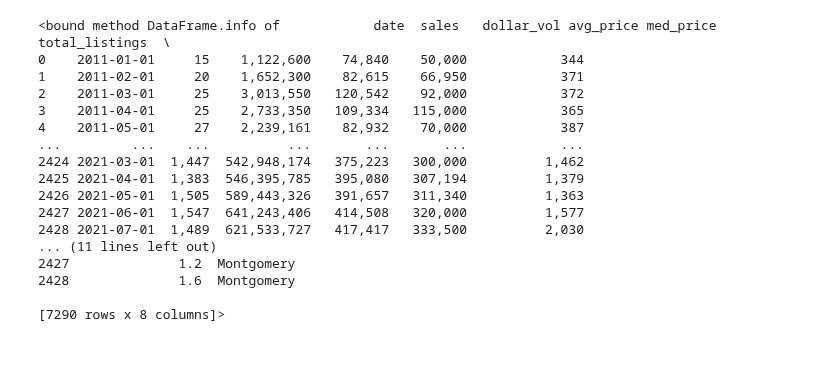
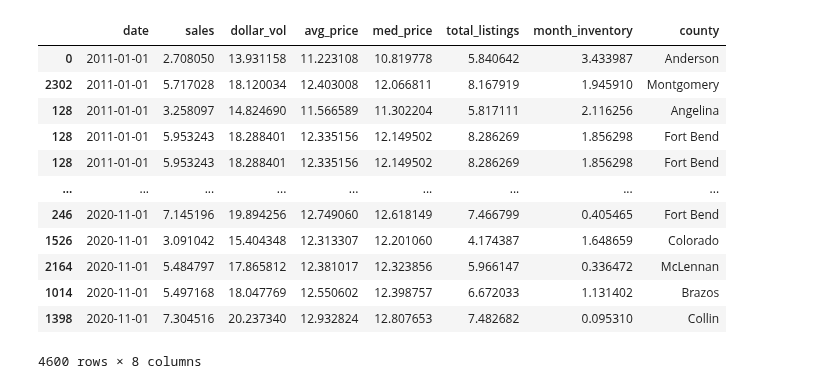
Before and after one commit to mindful-math/Stat_Notes, a Jupyter notebook: andrew/overlord.ipynb, the cells around one changed output. Saved outputs shown, nothing was run; the diff lists cells and outputs as text; code cells hidden in the pictures; blank space fills up the shorter version.

Commit message:
data cleaning/transform & rolling regression done

```diff
--- a/andrew/overlord.ipynb
+++ b/andrew/overlord.ipynb
@@ -73,6 +20,26 @@ Name: date, Length: 7290, dtype: object
+# %%
+## clean up commas & convert strings to float
+str_cols = ['sales', 'dollar_vol', 'avg_price', 'med_price', 'total_listings']
+df[str_cols] = df[str_cols].replace(',', '', regex=True)
+df[str_cols] = df[str_cols].apply(pd.to_numeric, errors='coerce')
 # %%
+## clean dataset & impute missing values
+from sklearn.impute import SimpleImputer
+from sklearn.model_selection import train_test_split
+
 #remove 'Unnamed:0' column as it simply is another index for the month
-master = master.drop(columns='Unnamed: 0')
+df = df.drop(columns='Unnamed: 0')
 
 #convert date column to datetime format & sort
-master['date'] = pd.to_datetime(master['date'])
+df['date'] = pd.to_datetime(df['date'])
+
+""" total = df['total_listings'].values.reshape(1, -1)
+month = df['month_inventory'].values.reshape(1, -1)
+
+#probabilistic PCA to infer NaN values
+imp_mean = SimpleImputer(missing_values=np.nan, strategy='mean')
+imp_mean.fit(month)
+df['month'] = imp_mean.transform(month))
+
+imp_mean.fit(total)
+df['total'] = imp_mean.transform(total)) """
@@ -121,20 +47,0 @@ master.info
-# %%
-master.info
-# %% [output]
-<bound method DataFrame.info of            date  sales   dollar_vol avg_price med_price total_listings  \
-0    2011-01-01     15    1,122,600    74,840    50,000            344
-1    2011-02-01     20    1,652,300    82,615    66,950            371
-2    2011-03-01     25    3,013,550   120,542    92,000            372
-3    2011-04-01     25    2,733,350   109,334   115,000            365
-4    2011-05-01     27    2,239,161    82,932    70,000            387
-...         ...    ...          ...       ...       ...            ...
-2424 2021-03-01  1,447  542,948,174   375,223   300,000          1,462
-2425 2021-04-01  1,383  546,395,785   395,080   307,194          1,379
-2426 2021-05-01  1,505  589,443,326   391,657   311,340          1,363
-2427 2021-06-01  1,547  641,243,406   414,508   320,000          1,577
-2428 2021-07-01  1,489  621,533,727   417,417   333,500          2,030
-... (11 lines left out)
-2427              1.2  Montgomery
-2428              1.6  Montgomery
-
-[7290 rows x 8 columns]>
@@ -142,0 +48,29 @@ master.info
+# %%
+## predefine features & labels
+features = ['dollar_vol','avg_price','med_price','total_listings','month_inventory']
+target = ['sales']
+
+## split into training & testing for Time series methods
+## test = ~20% of data consisting most recent dates, train = all other data
+#df.dropna()
+df = df.sort_values(by=['date'])
+df = df.dropna()
+
+X_train, X_test, y_train, y_test = train_test_split(df[features], df[target], test_size = 0.2)
+train = df.head(4600)
+test = df.tail(530)
+train
+# %% [output]
+|  | date | sales | dollar_vol | avg_price | med_price | total_listings | month_inventory | county |
+| 0 | 2011-01-01 | 2.708050 | 13.931158 | 11.223108 | 10.819778 | 5.840642 | 3.433987 | Anderson |
+| 2302 | 2011-01-01 | 5.717028 | 18.120034 | 12.403008 | 12.066811 | 8.167919 | 1.945910 | Montgomery |
+| 128 | 2011-01-01 | 3.258097 | 14.824690 | 11.566589 | 11.302204 | 5.817111 | 2.116256 | Angelina |
+| 128 | 2011-01-01 | 5.953243 | 18.288401 | 12.335156 | 12.149502 | 8.286269 | 1.856298 | Fort Bend |
+| 128 | 2011-01-01 | 5.953243 | 18.288401 | 12.335156 | 12.149502 | 8.286269 | 1.856298 | Fort Bend |
+| ... | ... | ... | ... | ... | ... | ... | ... | ... |
+| 246 | 2020-11-01 | 7.145196 | 19.894256 | 12.749060 | 12.618149 | 7.466799 | 0.405465 | Fort Bend |
+| 1526 | 2020-11-01 | 3.091042 | 15.404348 | 12.313307 | 12.201060 | 4.174387 | 1.648659 | Colorado |
+| 2164 | 2020-11-01 | 5.484797 | 17.865812 | 12.381017 | 12.323856 | 5.966147 | 0.336472 | McLennan |
+| 1014 | 2020-11-01 | 5.497168 | 18.047769 | 12.550602 | 12.398757 | 6.672033 | 1.131402 | Brazos |
+| 1398 | 2020-11-01 | 7.304516 | 20.237340 | 12.932824 | 12.807653 | 7.482682 | 0.095310 | Collin |
+4600 rows × 8 columns
```
Also changed, not shown: parts of 29 cells of this notebook.
